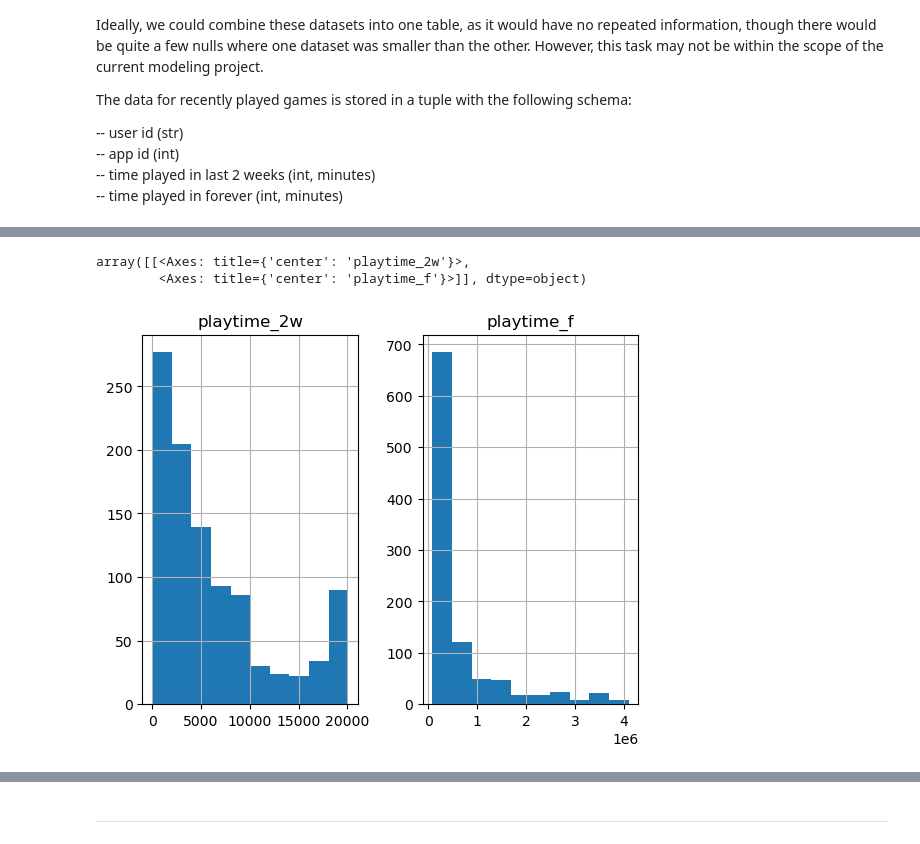
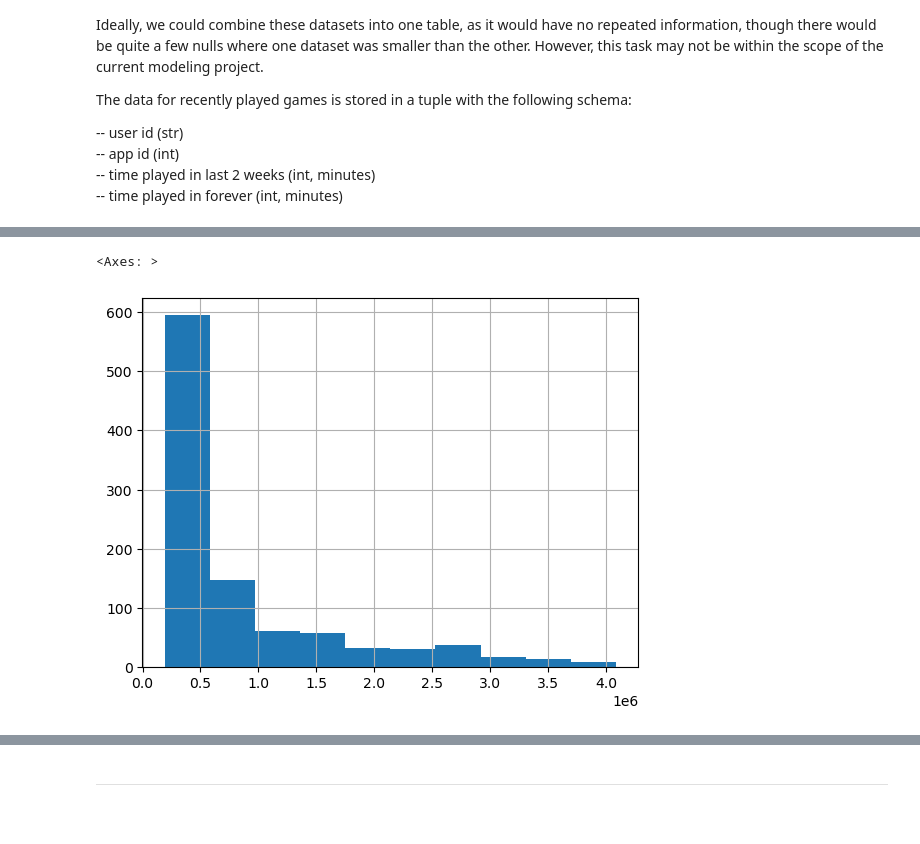
Before and after one commit to joshtod/Springboard, a Jupyter notebook: game_loc_prioritizer/notebooks/1.1-jod-data-wrangling_and_EDA.ipynb, the cells around one changed output, grey strips where cells are left out. Drawn from its saved outputs; the diff is of its cells as text; code cells hidden in the pictures; blank space fills up the shorter version.

```diff
--- a/game_loc_prioritizer/notebooks/1.1-jod-data-wrangling_and_EDA.ipynb
+++ b/game_loc_prioritizer/notebooks/1.1-jod-data-wrangling_and_EDA.ipynb
@@ -433,11 +451,11 @@ games_df = games_df.reindex(columns=new_column_order)
 
 # We'll also drop some data that I wish we could keep into the preprocessing stage, just because GitHub
 # doesn't like my file sizes.
-columns_to_drop = ['title', 'game_page_link', 'developer', 'publisher', \
-                   'description', "number_of_reviews", "interface_languages", "full_audio_languages", \
-                    "subtitles_languages"]
+# columns_to_drop = ['title', 'game_page_link', 'developer', 'publisher', \
+#                    'description', "number_of_reviews", "interface_languages", "full_audio_languages", \
+#                     "subtitles_languages"]
 
-games_df = games_df.drop(columns=columns_to_drop)
+# games_df = games_df.drop(columns=columns_to_drop)
 
 # Check it
 games_df.columns
@@ -449,6 +470,6 @@ Index(['app_id', 'release_date', 'price', 'price_category',
       dtype='object')
 # %%
-with open('../data/interim/1 - Games DF - Wrangled', 'wb') as file :
+with open('../data/interim/1 - Games DF - Wrangled.pkl', 'wb') as file :
     pickle.dump(games_df, file)
 
 %store all_languages
@@ -456,0 +482,3 @@ Stored 'all_languages' (list)
+# %%
+with open('../data/raw/all_users', 'rb+') as file :
+    all_users = set(pickle.load(file))
@@ -641,0 +867,19 @@ recently_played_df.describe()
+# %%
+# How many games are there per user, generally? And how many users per game?
+groupby_apps = recently_played_df.groupby(by='app_id').agg({'user':'count', 'playtime_f':'mean', 'playtime_2w':'mean'}).sort_values(by='user', ascending=False)
+
+for i in range(0, 100, 20) :
+    count = len(groupby_apps[groupby_apps['user']>i])
+    print(f'Games with at least {i} users: {count}')
+print('-------')
+for i in range(100, 1000, 200) :
+    count = len(groupby_apps[groupby_apps['user']>i])
+    print(f'Games with at least {i} users: {count}')
+print('-------')
+for i in range(1000, 10000, 2000) :
+    count = len(groupby_apps[groupby_apps['user']>i])
+    print(f'Games with at least {i} users: {count}')
+print('-------')
+for i in range(10000, 100000, 20000) :
+    count = len(groupby_apps[groupby_apps['user']>i])
+    print(f'Games with at least {i} users: {count}')
@@ -642,11 +937,9 @@ recently_played_df.describe()
 # %%
-groupby_apps = recently_played_df.groupby('app_id').agg('mean') \
-                                 .sort_values(by='playtime_f', ascending=False)
-groupby_apps[:1000].hist()
+groupby_apps = groupby_apps.sort_values(by='playtime_f', ascending=False)
+groupby_apps[:1000]['playtime_f'].hist()
 # %% [output]
-array([[<Axes: title={'center': 'playtime_2w'}>,
-        <Axes: title={'center': 'playtime_f'}>]], dtype=object)
+<Axes: >
-[figure, old version]
+[figure, new version]
 # %%
 # The playtime_2w column is very instructive in that there's a huge amount
 # of records with about 20k minutes of playtime, which is also roughly
```
Also changed, not shown: parts of 43 cells of this notebook, 21 other files.
